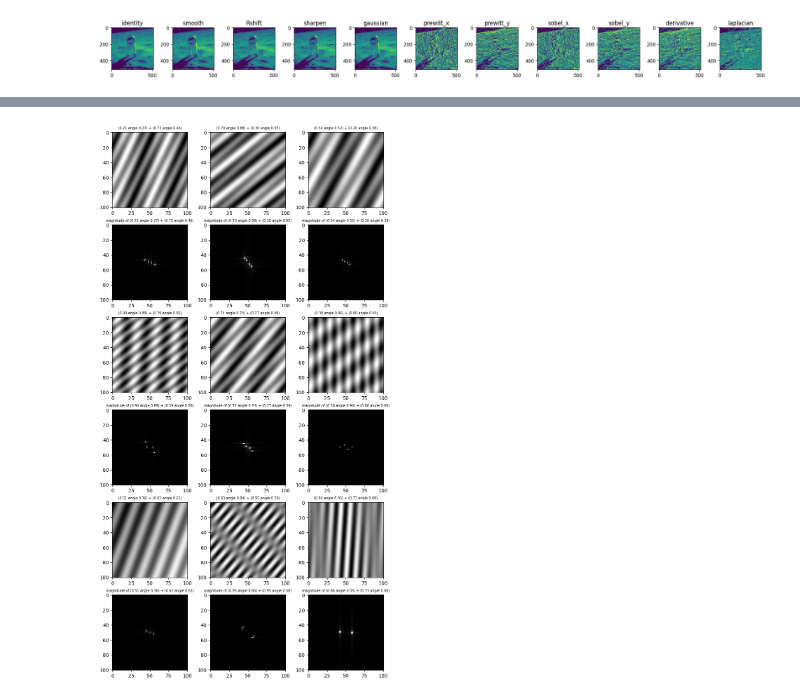
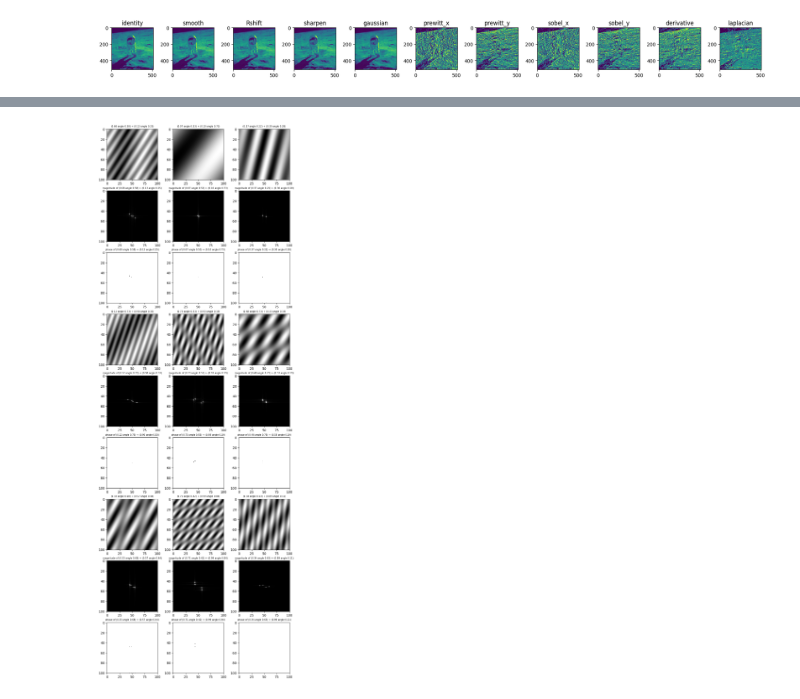
Before and after one commit to JuliuszSyrewicz/fourier, a Jupyter notebook: filters.ipynb, the cells around one changed output, grey strips where cells are left out. Saved outputs shown, nothing was run; the diff lists cells and outputs as text; code cells hidden in the pictures.

```diff
--- a/filters.ipynb
+++ b/filters.ipynb
@@ -260,15 +259,27 @@ def getSinusoidalGrating(frequency, theta = np.pi/4, limit = 5, density=1001):
     grating = np.sin(2 * np.pi * (X * np.cos(theta) + Y * np.sin(theta)) * frequency)
     return grating
 
-def getMagnitudeSpectrum(img, log=False):
+# return 2D Fourier transform of the input image
+def get2DFourierTransform(img):
     # fourier transform with shift for easier plotting
     FT = np.fft.ifftshift(img)
     FT = np.fft.fft2(FT)
     FT = np.fft.fftshift(FT)
+    return FT
+
+# return a magnitude spectrum of the input Fourier Transform
+def getMagnitudeSpectrum(FT, log=False):
     if log:
         return np.log(abs(FT))
     return abs(FT)
 
+# return a phase spectrum of the input Fourier Transform
+def getPhaseSpectrum(FT, log=False):
+    if log:
+        return np.log(np.angle(FT))
+    return np.angle(FT)
+
+# plots an image grid from an n x m numpy array of images with an optional n x m grid of corresponding titles
 def plotImageGrid(grid, plot_size = 10, padding = 0.3, titles = False, fontsize = 7, no_sub_images = 2):
     grid_x, grid_y = grid.shape[0], grid.shape[1]
     plot_size, padding = plot_size, padding
@@ -277,6 +288,7 @@ def plotImageGrid(grid, plot_size = 10, padding = 0.3, titles = False, fontsize
     for i in range(grid_x):
         for j in range(grid_y):
             img = grid[i][j]
+            # print("type = {}, shape = {}, type(img[0]) = {}, type(img[0][0]) = {}".format(type(img), img.shape, type(img[0]), type(img[0][0])))
             axs[i, j].imshow(img, cmap='gray')
             if titles:
                 axs[i, j].set_title(titles[i][j], fontsize=fontsize)
@@ -307,25 +323,28 @@ plotImageGrid(grid, titles=titles)
 # %%
-# grid = np.zeros((len(frequencies), len(thetas), density, density))
-
-grid, titles = ([[0]*len(frequencies) for i in range(2 * len(thetas))] for j in range(2))
-# print(grid[0][0])
+grid, titles = ([[0]*len(frequencies) for i in range(sub_images * len(thetas))] for j in range(2))
 for i in range(len(frequencies)):
-    # grid[i].append([])
     for j in range(len(thetas)):
         values = np.random.rand(4)
         grating1 = getSinusoidalGrating(values[0], values[1], density=density)
         grating2 = getSinusoidalGrating(values[2], values[3], density=density)
-        img = grating1 + grating2
-        grid[2 * i][j] = grating1 + grating2
-        grid[2 * i + 1][j] = getMagnitudeSpectrum(img, log=False)
+        combined = grating1 + grating2
 
-        titles[2 * i][j] = "({:.2f} angle {:.2f}) + ({:.2f} angle {:.2f})".format(*values)
-        titles[2 * i + 1][j] = "magnitude of ({:.2f} angle {:.2f}) + ({:.2f} angle {:.2f})".format(*values)
+        transform = get2DFourierTransform(combined)
+        magnitude = getMagnitudeSpectrum(transform)
+        phase = getPhaseSpectrum(transform)
+
+        grid[sub_images * i][j] = combined
+        grid[sub_images * i + 1][j] = magnitude
+        grid[sub_images * i + 2][j] = phase
+
+        titles[sub_images * i][j] = "({:.2f} angle {:.2f}) + ({:.2f} angle {:.2f})".format(*values)
+        titles[sub_images * i + 1][j] = "magnitude of ({:.2f} angle {:.2f}) + ({:.2f} angle {:.2f})".format(*values)
+        titles[sub_images * i + 2][j] = "phase of ({:.2f} angle {:.2f}) + ({:.2f} angle {:.2f})".format(*values)
 
 grid = np.asarray(grid)
-plotImageGrid(grid, titles=titles)
+plotImageGrid(grid, titles=titles, no_sub_images=3)
 # %% [output]
-[figure, old version]
+[figure, new version]
 # %%
 grid = np.zeros((2, 2, 512, 512))
 grid[0][0] = gray
```
Also changed, not shown: parts of 4 cells of this notebook.
